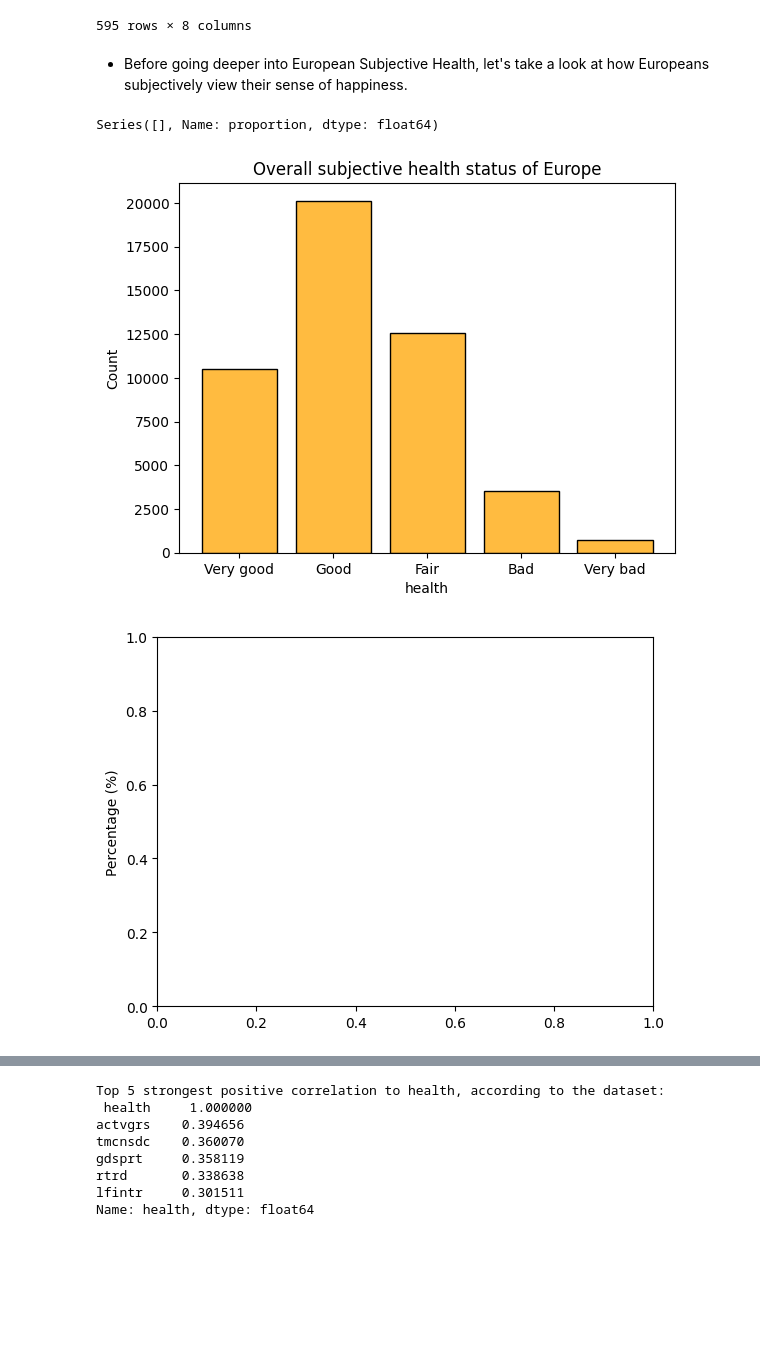
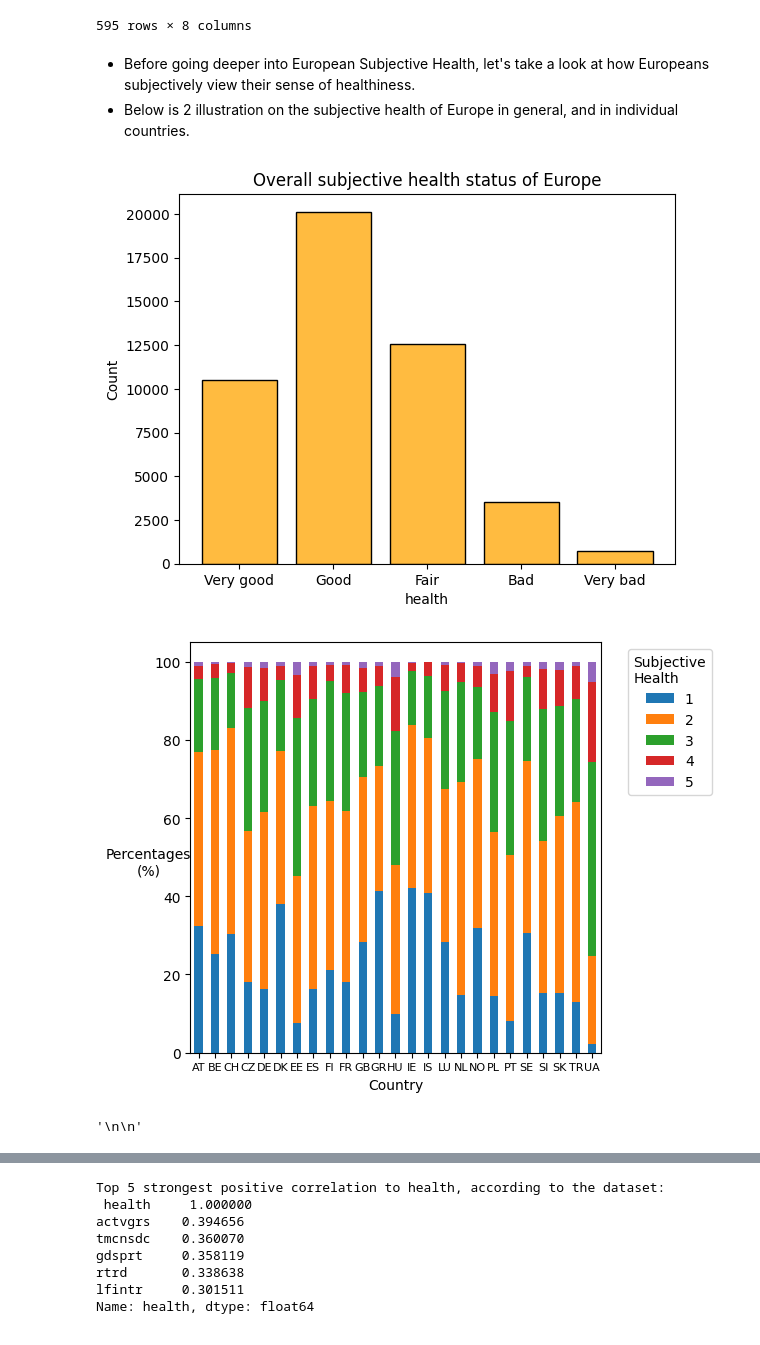
Before and after one commit to Kien-LeChi/python-data-analyics-year1, a Jupyter notebook: European Subjective General Health.ipynb, the cells around one changed output, grey strips where cells are left out. Saved outputs shown, nothing was run; the diff lists cells and outputs as text; code cells hidden in the pictures; blank space fills up the shorter version.

```diff
--- a/European Subjective General Health.ipynb
+++ b/European Subjective General Health.ipynb
@@ -37,33 +37,39 @@ display(df.describe().T)
 | pweight | 47537.0 | 9.010386e-01 | 9.644087e-01 | 0.022428 | 0.286165 | 0.378749 | 1.991918 | 2.754824e+00 |
 595 rows × 8 columns
 # %% [markdown]
-- Before going deeper into European Subjective Health, let's take a look at how Europeans subjectively view their sense of happiness.
+- Before going deeper into European Subjective Health, let's take a look at how Europeans subjectively view their sense of healthiness.
+- Below is 2 illustration on the subjective health of Europe in general, and in individual countries.
 # %%
 ## Overall health status of Europe
 
+rankings, healthiness = range(1, 6), ['Very good', 'Good', 'Fair', 'Bad', 'Very bad']
+
 sns.histplot(data = df[df['health'] < 6], x='health', color='orange',
              shrink=0.8, discrete = True)
-plt.xticks(range(1, 6), ['Very good', 'Good', 'Fair', 'Bad', 'Very bad'])
+plt.xticks(rankings, healthiness)
 plt.title('Overall subjective health status of Europe')
 
 '''
 Although the rating is subjective (each person has a different
 subjective viewpoint), the overall health status of Europe is concentrated
 around 1-3, which is, in general, not very good.
 '''
 
-percentages = df[df['health'] < 6].value_counts(normalize=True)
-percent_df = pd.concat([percentages.index.to_series(), percentages], axis=1)
-percent_df.columns = ['health', 'percentage']
+counts = df[df['health'] < 6].groupby(['cntry', 'health']).size().unstack(fill_value=0)
 
-print(percentages)
+percentages = counts.div(counts.sum(axis=1), axis=0) * 100
 
-plt.figure()
-sns.barplot(data=percent_df, x='health', y='percentage', color='orange')
-plt.ylabel('Percentage (%)')
+percentages.plot(kind='bar', stacked=True)
+
+plt.ylabel('Percentages\n(%)', rotation = 0, va='top', ha='center')
+plt.xlabel('Country')
+plt.xticks(rotation=0, fontsize=8)
+
+plt.legend(title='Subjective\nHealth', bbox_to_anchor=(1.05, 1), loc='upper left')
+plt.tight_layout()
 plt.show()
 # %% [output]
-Series([], Name: proportion, dtype: float64)
 [figure]
-[figure, old version]
+[figure, new version]
+'\n\n'
 # %% [markdown]
```
Also changed, not shown: parts of 2 cells of this notebook.
